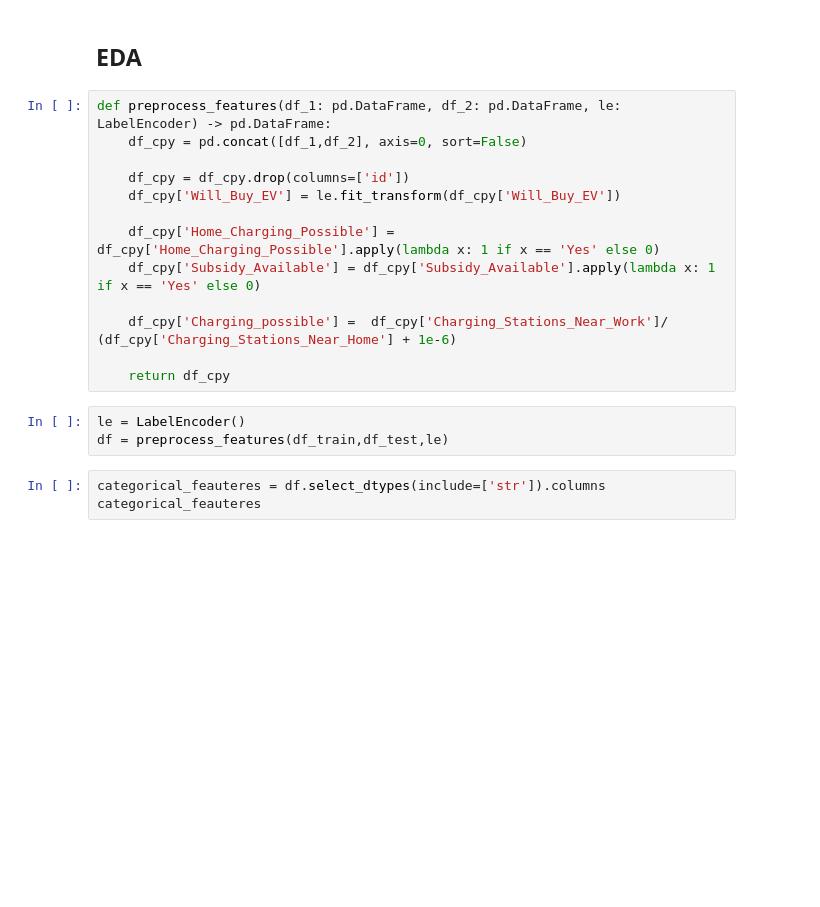
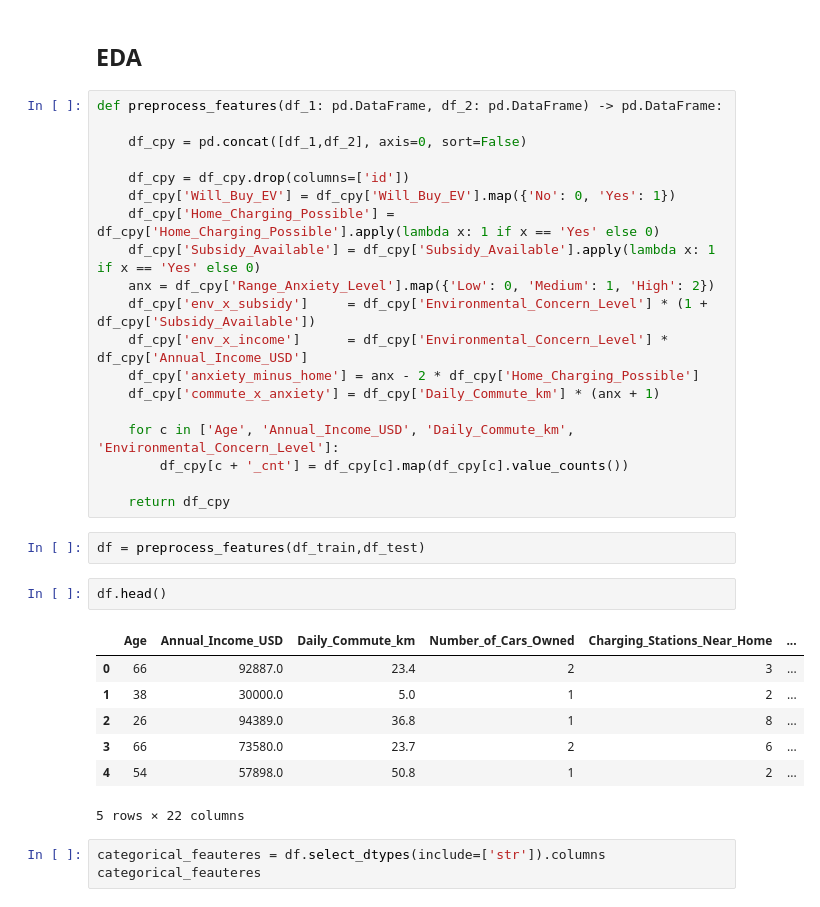
Before and after one commit to Orlandovpjunior/kaggle, a Jupyter notebook: EletronicVehiclePurchase/notebook.ipynb, the cells around one changed output. Cells and saved outputs as stored; diff of their text form; blank space fills up the shorter version.

```diff
--- a/EletronicVehiclePurchase/notebook.ipynb
+++ b/EletronicVehiclePurchase/notebook.ipynb
@@ -50,21 +50,36 @@ memory usage: 76.5 MB
 # %% [markdown]
 ## EDA
 # %%
-def preprocess_features(df_1: pd.DataFrame, df_2: pd.DataFrame, le: LabelEncoder) -> pd.DataFrame:
+def preprocess_features(df_1: pd.DataFrame, df_2: pd.DataFrame) -> pd.DataFrame:
+
     df_cpy = pd.concat([df_1,df_2], axis=0, sort=False)
 
     df_cpy = df_cpy.drop(columns=['id'])
-    df_cpy['Will_Buy_EV'] = le.fit_transform(df_cpy['Will_Buy_EV'])
-
+    df_cpy['Will_Buy_EV'] = df_cpy['Will_Buy_EV'].map({'No': 0, 'Yes': 1})
     df_cpy['Home_Charging_Possible'] = df_cpy['Home_Charging_Possible'].apply(lambda x: 1 if x == 'Yes' else 0)
     df_cpy['Subsidy_Available'] = df_cpy['Subsidy_Available'].apply(lambda x: 1 if x == 'Yes' else 0)
+    anx = df_cpy['Range_Anxiety_Level'].map({'Low': 0, 'Medium': 1, 'High': 2})
+    df_cpy['env_x_subsidy']     = df_cpy['Environmental_Concern_Level'] * (1 + df_cpy['Subsidy_Available'])
+    df_cpy['env_x_income']      = df_cpy['Environmental_Concern_Level'] * df_cpy['Annual_Income_USD']
+    df_cpy['anxiety_minus_home'] = anx - 2 * df_cpy['Home_Charging_Possible']
+    df_cpy['commute_x_anxiety'] = df_cpy['Daily_Commute_km'] * (anx + 1)
 
-    df_cpy['Charging_possible'] =  df_cpy['Charging_Stations_Near_Work']/ (df_cpy['Charging_Stations_Near_Home'] + 1e-6)
+    for c in ['Age', 'Annual_Income_USD', 'Daily_Commute_km', 'Environmental_Concern_Level']:
+        df_cpy[c + '_cnt'] = df_cpy[c].map(df_cpy[c].value_counts())
 
     return df_cpy
 # %%
-le = LabelEncoder()
-df = preprocess_features(df_train,df_test,le)
+df = preprocess_features(df_train,df_test)
+# %%
+df.head()
+# %% [output]
+|  | Age | Annual_Income_USD | Daily_Commute_km | Number_of_Cars_Owned | Charging_Stations_Near_Home | ... |
+| 0 | 66 | 92887.0 | 23.4 | 2 | 3 | ... |
+| 1 | 38 | 30000.0 | 5.0 | 1 | 2 | ... |
+| 2 | 26 | 94389.0 | 36.8 | 1 | 8 | ... |
+| 3 | 66 | 73580.0 | 23.7 | 2 | 6 | ... |
+| 4 | 54 | 57898.0 | 50.8 | 1 | 2 | ... |
+5 rows × 22 columns
 # %%
 categorical_feauteres = df.select_dtypes(include=['str']).columns
 categorical_feauteres
```
Also changed, not shown: parts of 17 cells of this notebook, 2 other files.
